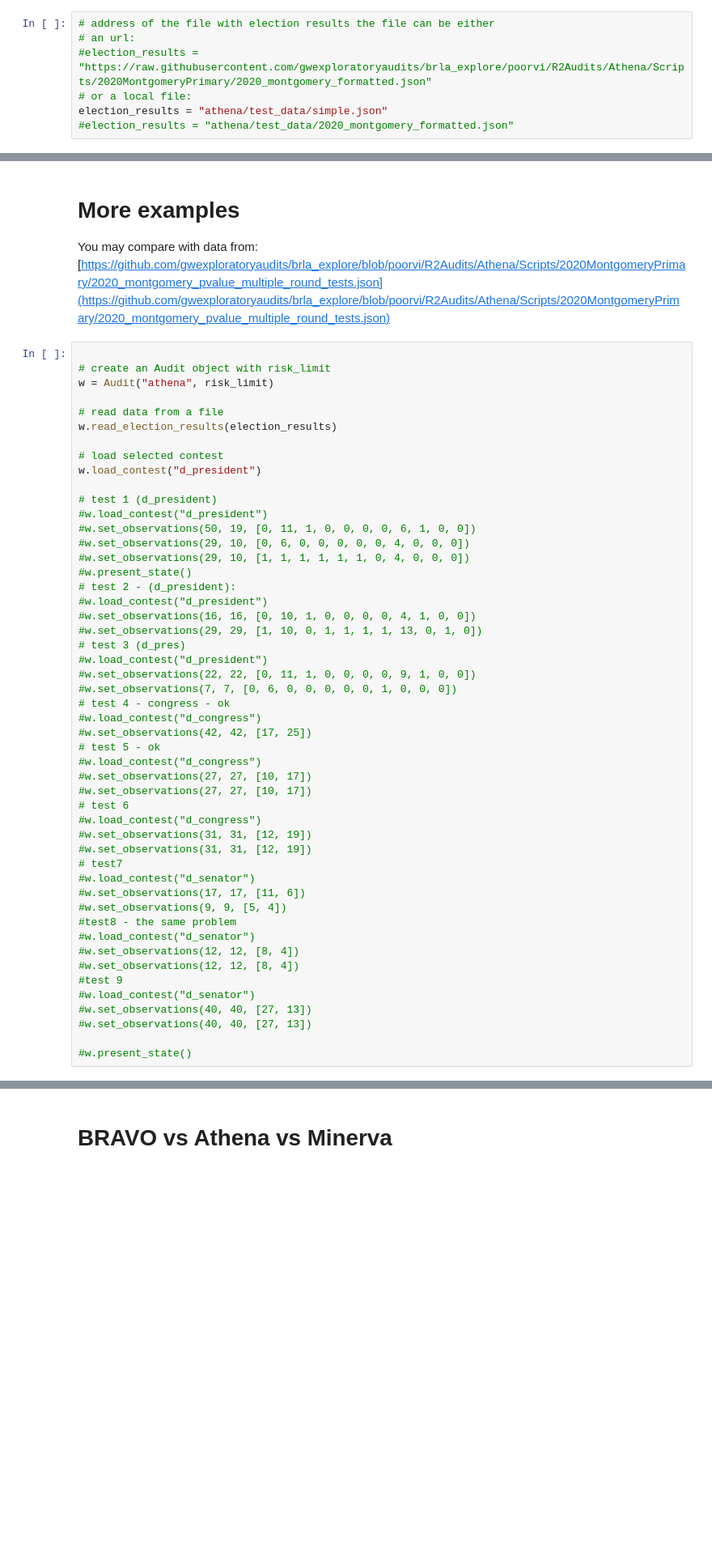
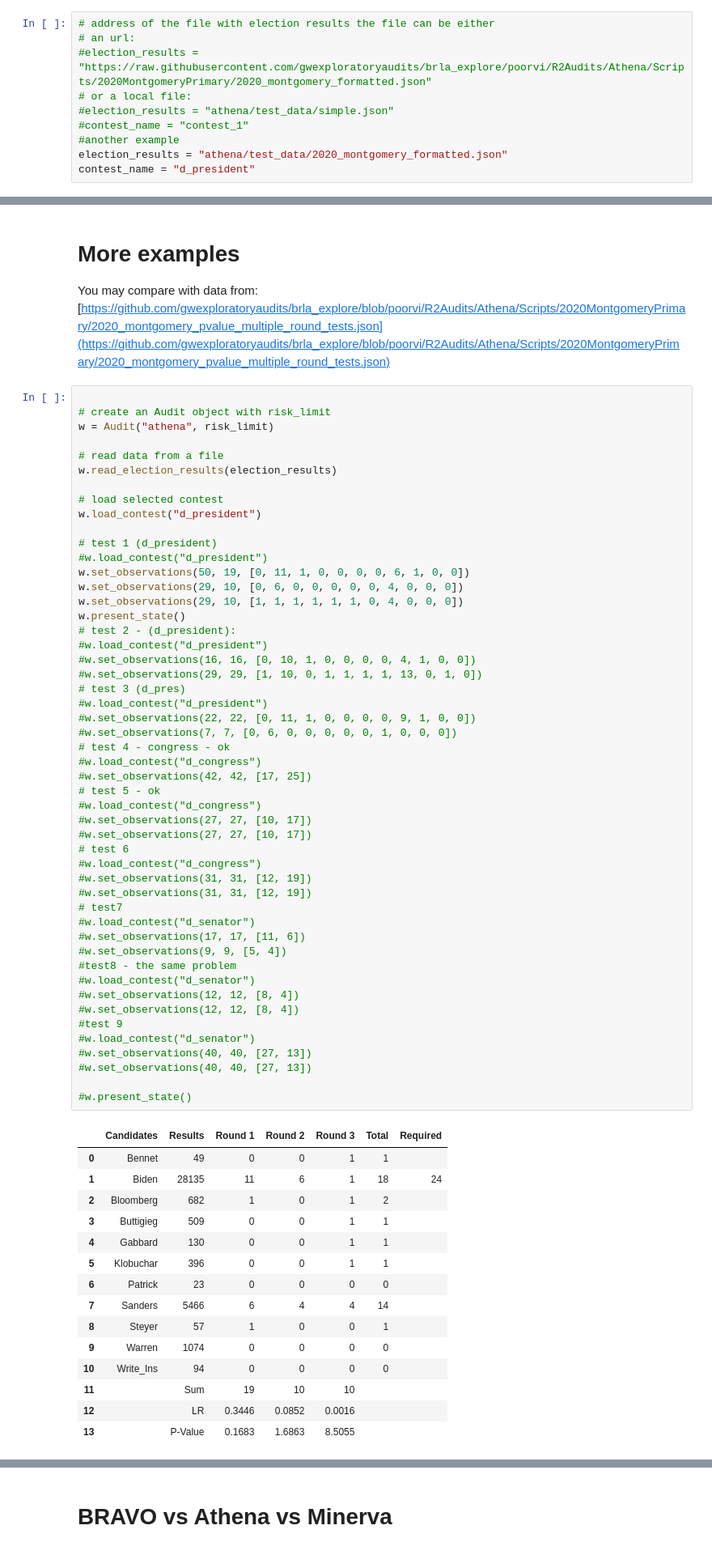
Before and after one commit to filipzz/athena, a Jupyter notebook: code/athena.ipynb, the cells around one changed output, grey strips where cells are left out. Shown: that part at 81% size. Drawn from its saved outputs; the diff is of its cells as text; blank space fills up the shorter version.

Commit message:
file format corrected/reading from files

```diff
--- a/code/athena.ipynb
+++ b/code/athena.ipynb
@@ -30,8 +30,11 @@ risk_limit = 0.1
 # an url:
 #election_results = "https://raw.githubusercontent.com/gwexploratoryaudits/brla_explore/poorvi/R2Audits/Athena/Scripts/2020MontgomeryPrimary/2020_montgomery_formatted.json"
 # or a local file:
-election_results = "athena/test_data/simple.json"
-#election_results = "athena/test_data/2020_montgomery_formatted.json"
+#election_results = "athena/test_data/simple.json"
+#contest_name = "contest_1"
+#another example
+election_results = "athena/test_data/2020_montgomery_formatted.json"
+contest_name = "d_president"
 # %% [markdown]
 # Check if the load is successful
 # %%
@@ -88,43 +105,59 @@ w.load_contest("d_president")
 
 # test 1 (d_president)
 #w.load_contest("d_president")
-#w.set_observations(50, 19, [0, 11, 1, 0, 0, 0, 0, 6, 1, 0, 0])
-#w.set_observations(29, 10, [0, 6, 0, 0, 0, 0, 0, 4, 0, 0, 0])
-#w.set_observations(29, 10, [1, 1, 1, 1, 1, 1, 0, 4, 0, 0, 0])
-#w.present_state()
+w.set_observations(50, 19, [0, 11, 1, 0, 0, 0, 0, 6, 1, 0, 0])
+w.set_observations(29, 10, [0, 6, 0, 0, 0, 0, 0, 4, 0, 0, 0])
+w.set_observations(29, 10, [1, 1, 1, 1, 1, 1, 0, 4, 0, 0, 0])
+w.present_state()
 # test 2 - (d_president):
 #w.load_contest("d_president")
 #w.set_observations(16, 16, [0, 10, 1, 0, 0, 0, 0, 4, 1, 0, 0])
 #w.set_observations(29, 29, [1, 10, 0, 1, 1, 1, 1, 13, 0, 1, 0])
 # test 3 (d_pres)
 #w.load_contest("d_president")
 #w.set_observations(22, 22, [0, 11, 1, 0, 0, 0, 0, 9, 1, 0, 0])
 #w.set_observations(7, 7, [0, 6, 0, 0, 0, 0, 0, 1, 0, 0, 0])
 # test 4 - congress - ok
 #w.load_contest("d_congress")
 #w.set_observations(42, 42, [17, 25])
 # test 5 - ok
 #w.load_contest("d_congress")
 #w.set_observations(27, 27, [10, 17])
 #w.set_observations(27, 27, [10, 17])
 # test 6
 #w.load_contest("d_congress")
 #w.set_observations(31, 31, [12, 19])
 #w.set_observations(31, 31, [12, 19])
 # test7
 #w.load_contest("d_senator")
 #w.set_observations(17, 17, [11, 6])
 #w.set_observations(9, 9, [5, 4])
 #test8 - the same problem
 #w.load_contest("d_senator")
 #w.set_observations(12, 12, [8, 4])
 #w.set_observations(12, 12, [8, 4])
 #test 9
 #w.load_contest("d_senator")
 #w.set_observations(40, 40, [27, 13])
 #w.set_observations(40, 40, [27, 13])
 
 #w.present_state()
+# %% [output]
+|  | Candidates | Results | Round 1 | Round 2 | Round 3 | Total | Required |
+| 0 | Bennet | 49 | 0 | 0 | 1 | 1 |  |
+| 1 | Biden | 28135 | 11 | 6 | 1 | 18 | 24 |
+| 2 | Bloomberg | 682 | 1 | 0 | 1 | 2 |  |
+| 3 | Buttigieg | 509 | 0 | 0 | 1 | 1 |  |
+| 4 | Gabbard | 130 | 0 | 0 | 1 | 1 |  |
+| 5 | Klobuchar | 396 | 0 | 0 | 1 | 1 |  |
+| 6 | Patrick | 23 | 0 | 0 | 0 | 0 |  |
+| 7 | Sanders | 5466 | 6 | 4 | 4 | 14 |  |
+| 8 | Steyer | 57 | 1 | 0 | 0 | 1 |  |
+| 9 | Warren | 1074 | 0 | 0 | 0 | 0 |  |
+| 10 | Write_Ins | 94 | 0 | 0 | 0 | 0 |  |
+| 11 |  | Sum | 19 | 10 | 10 |  |  |
+| 12 |  | LR | 0.3446 | 0.0852 | 0.0016 |  |  |
+| 13 |  | P-Value | 0.1683 | 1.6863 | 8.5055 |  |  |
 # %%
 w.load_contest("d_senator")
 w.set_observations(40, 40, [27, 13])
```
Also changed, not shown: parts of 12 cells of this notebook, 1 other file.
